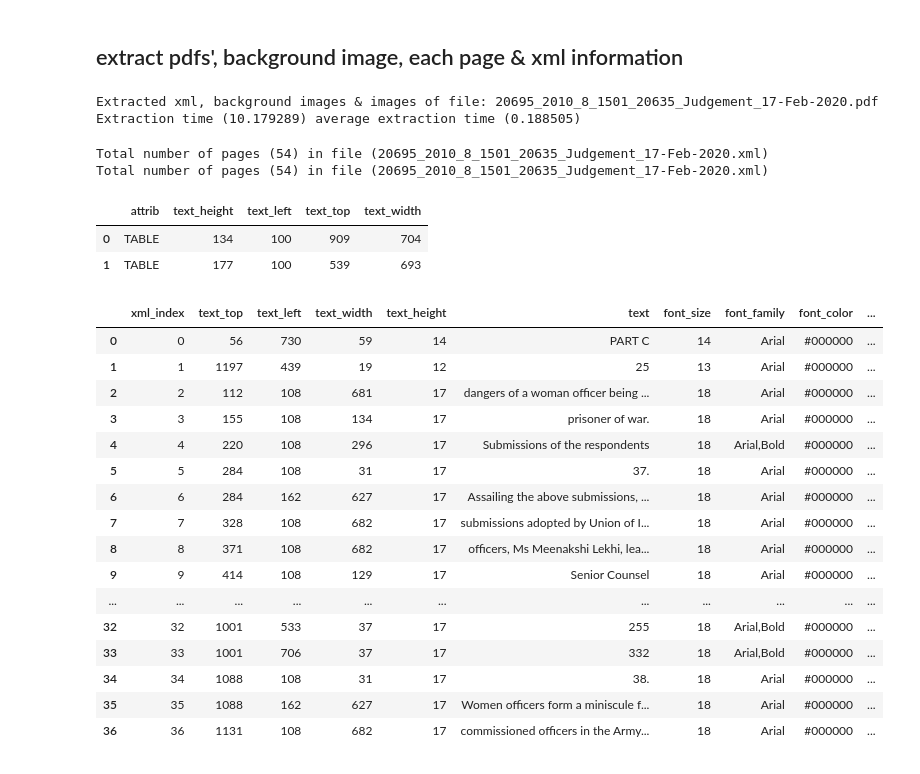
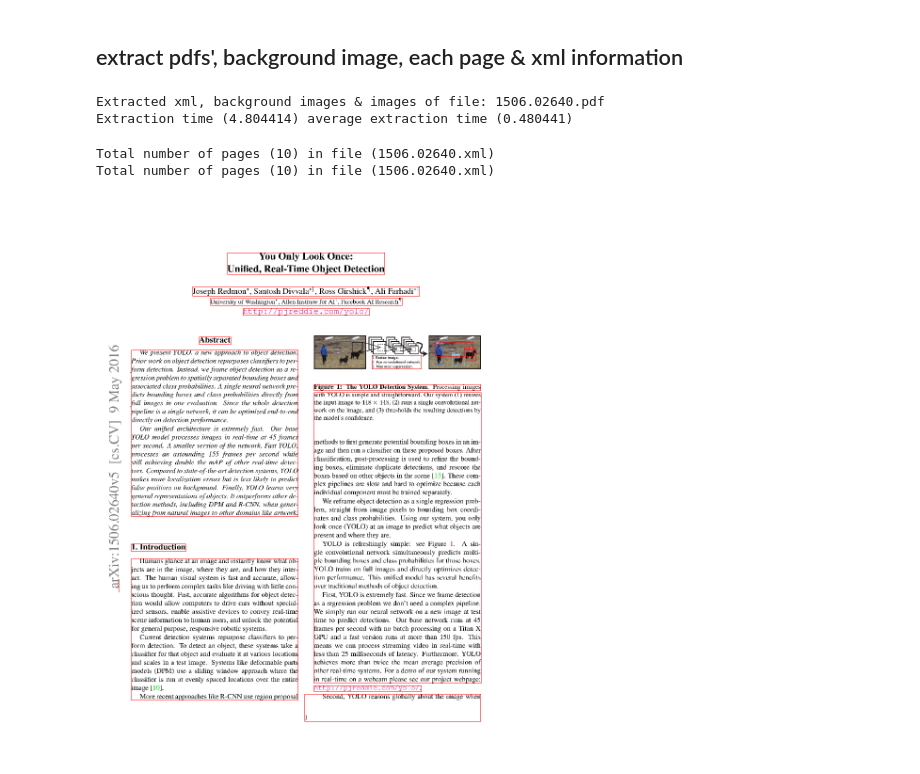
Before and after one commit to kumardeepak/document-structure, a Jupyter notebook: notebooks/DOCUMENT_STRUCTURE_MAIN_KD.ipynb, the cells around one changed output. Saved outputs shown, nothing was run; the diff lists cells and outputs as text; code cells hidden in the pictures.

```diff
--- a/notebooks/DOCUMENT_STRUCTURE_MAIN_KD.ipynb
+++ b/notebooks/DOCUMENT_STRUCTURE_MAIN_KD.ipynb
@@ -45,7 +45,7 @@ def show_df(df):
 base_dir   = '/Users/kd/Workspace/python/github/document-structure/data/'
 input_dir  = os.path.join(base_dir, 'input')
 output_dir = os.path.join(base_dir, 'output')
-filename   = '20695_2010_8_1501_20635_Judgement_17-Feb-2020.pdf'
+filename   = '1506.02640.pdf'
 # %% [markdown]
 ## extract pdfs', background image, each page & xml information
 # %%
@@ -69,14 +69,14 @@ bg_files       = read_directory_files(pdf_bg_image_dir, pattern='*.png')
 print("Extracted xml, background images & images of file: %s" % (filename))
 print('Extraction time (%f) average extraction time (%f)' % (extraction_time, extraction_time/len(bg_files)))
 # %% [output]
-Extracted xml, background images & images of file: 20695_2010_8_1501_20635_Judgement_17-Feb-2020.pdf
-Extraction time (10.179289) average extraction time (0.188505)
+Extracted xml, background images & images of file: 1506.02640.pdf
+Extraction time (4.804414) average extraction time (0.480441)
 # %%
 xml_dfs, page_width, page_height = get_xml_info(xml_files[0])
 img_dfs, page_width, page_height = get_xml_image_info(xml_files[0])
 # %% [output]
-Total number of pages (54) in file (20695_2010_8_1501_20635_Judgement_17-Feb-2020.xml)
-Total number of pages (54) in file (20695_2010_8_1501_20635_Judgement_17-Feb-2020.xml)
+Total number of pages (10) in file (1506.02640.xml)
+Total number of pages (10) in file (1506.02640.xml)
 # %%
 document_configs = {
     'LANGUAGE_TYPE': 'eng',
@@ -90,52 +90,33 @@ document_configs = {
     'LEFT_OR_RIGHT_ALIGNMENT_MARGIN': 20.0
 }
 # %%
-file_index     = 24
+file_index      = 0
 
 img_filepath    = pdf_image_paths[file_index]
 bg_img_filepath = bg_files[file_index]
 df              = xml_dfs[file_index]
 img_df          = img_dfs[file_index]
 # %%
-tblLines            = TableAndLine(bg_img_filepath)
-line_df, tables_df  = tblLines.get_tables_and_lines()
-table_childern_df   = tblLines.get_table_details(tables_df)
-# draw_box(img_filepath, page_width, page_height, table_df, color='red')
+# tblLines            = TableAndLine(bg_img_filepath)
+# t_df, line_df, tables_df  = tblLines.get_tables_and_lines()
+# table_childern_df   = tblLines.get_table_details(tables_df)
+# # draw_box(img_filepath, page_width, page_height, table_df, color='red')
-# %% [output]
-|  | attrib | text_height | text_left | text_top | text_width |
-| 0 | TABLE | 134 | 100 | 909 | 704 |
-| 1 | TABLE | 177 | 100 | 539 | 693 |
 # %%
+
 in_df   = df #.loc[10:30]
 
 h_df    = merge_horizontal_blocks(in_df, document_configs, debug=False)
 
 if document_configs['LANGUAGE_TYPE']  == 'hin':
     h_df  = extract_text_from_image(img_filepath, page_width, page_height, h_df,
                                     lang=document_configs['LANGUAGE_TYPE'])
 
 v_df    = merge_vertical_blocks(h_df, document_configs, debug=False)
 
-# draw_box(img_filepath, page_width, page_height, v_df, color='red')
-show_df(in_df)
+draw_box(img_filepath, page_width, page_height, v_df, color='red')
+# show_df(in_df)
 # %% [output]
-|  | xml_index | text_top | text_left | text_width | text_height | text | font_size | font_family | font_color | ... |
-| 0 | 0 | 56 | 730 | 59 | 14 | PART C | 14 | Arial | #000000 | ... |
-| 1 | 1 | 1197 | 439 | 19 | 12 | 25 | 13 | Arial | #000000 | ... |
-| 2 | 2 | 112 | 108 | 681 | 17 | dangers of a woman officer being ... | 18 | Arial | #000000 | ... |
-| 3 | 3 | 155 | 108 | 134 | 17 | prisoner of war. | 18 | Arial | #000000 | ... |
-| 4 | 4 | 220 | 108 | 296 | 17 | Submissions of the respondents | 18 | Arial,Bold | #000000 | ... |
-| 5 | 5 | 284 | 108 | 31 | 17 | 37. | 18 | Arial | #000000 | ... |
-| 6 | 6 | 284 | 162 | 627 | 17 | Assailing the above submissions, ... | 18 | Arial | #000000 | ... |
-| 7 | 7 | 328 | 108 | 682 | 17 | submissions adopted by Union of I... | 18 | Arial | #000000 | ... |
-| 8 | 8 | 371 | 108 | 682 | 17 | officers, Ms Meenakshi Lekhi, lea... | 18 | Arial | #000000 | ... |
-| 9 | 9 | 414 | 108 | 129 | 17 | Senior Counsel | 18 | Arial | #000000 | ... |
-| ... | ... | ... | ... | ... | ... | ... | ... | ... | ... | ... |
-| 32 | 32 | 1001 | 533 | 37 | 17 | 255 | 18 | Arial,Bold | #000000 | ... |
-| 33 | 33 | 1001 | 706 | 37 | 17 | 332 | 18 | Arial,Bold | #000000 | ... |
-| 34 | 34 | 1088 | 108 | 31 | 17 | 38. | 18 | Arial | #000000 | ... |
-| 35 | 35 | 1088 | 162 | 627 | 17 | Women officers form a miniscule f... | 18 | Arial | #000000 | ... |
-| 36 | 36 | 1131 | 108 | 682 | 17 | commissioned officers in the Army... | 18 | Arial | #000000 | ... |
+[figure, added]
 # %%
 in_df.loc[(in_df['text_top'] >= table_df.loc[0]['text_top']) &
           (in_df['text_left'] >= table_df.loc[0]['text_left']) &
```
Also changed, not shown: 1 other file.
